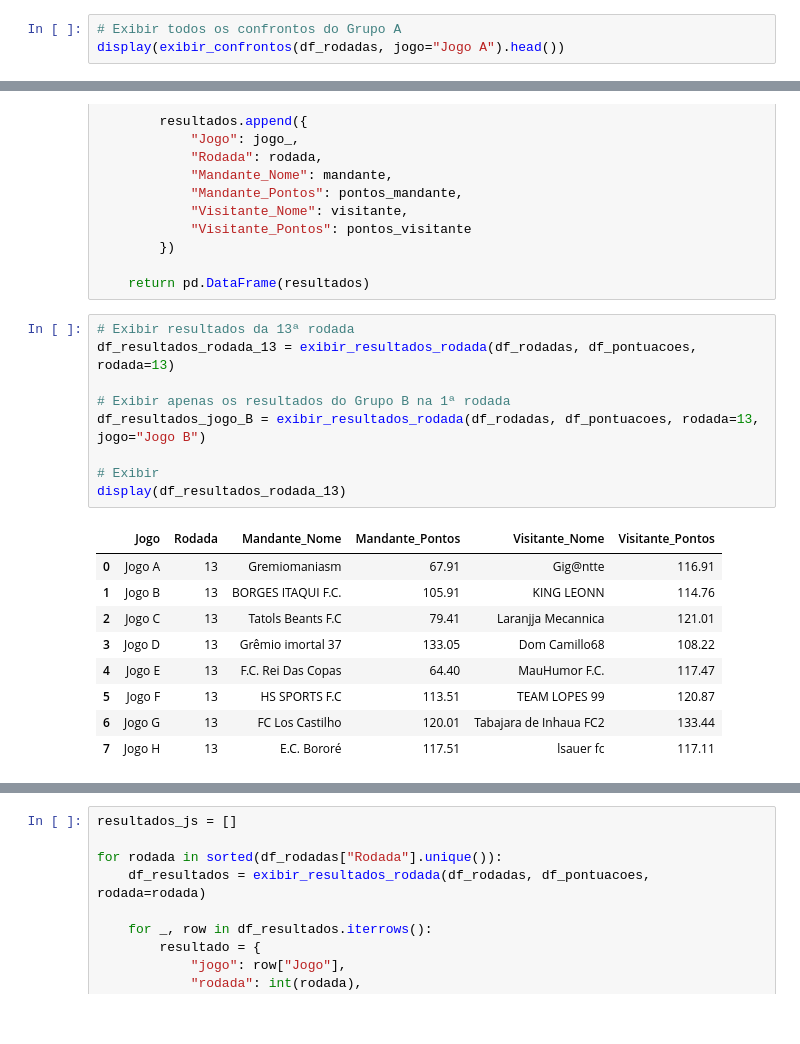
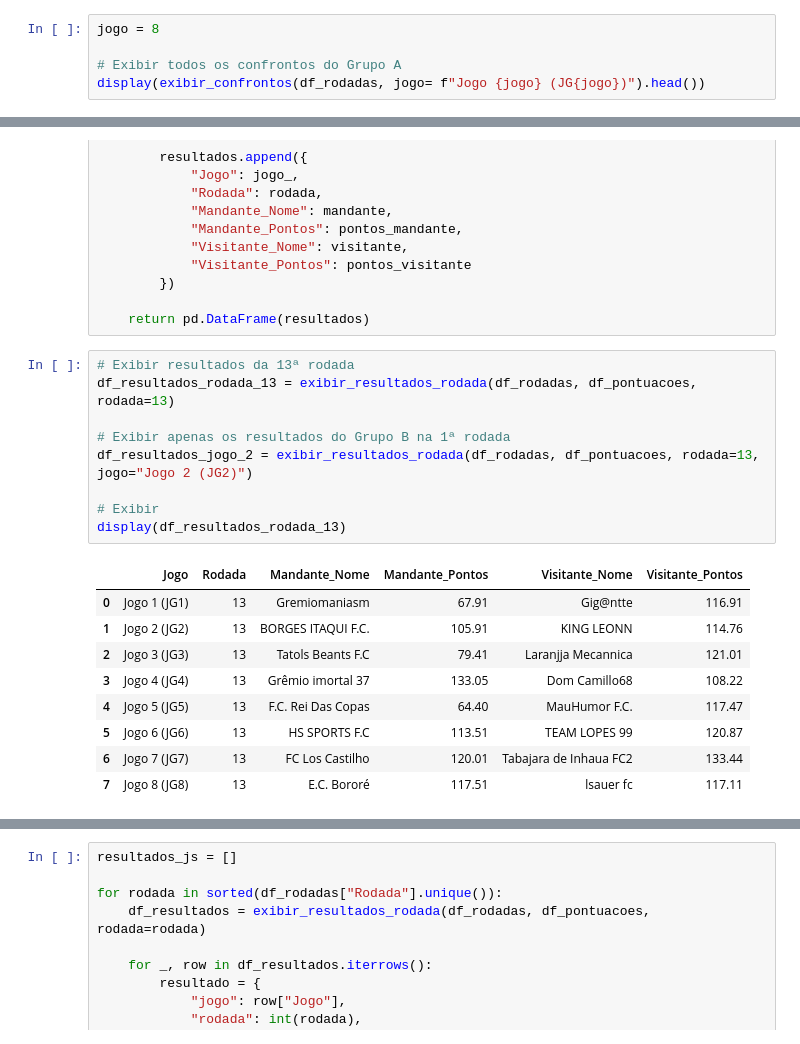
Before and after one commit to FernandoBC23/cartola_fbc, a Jupyter notebook: sulamericana/datasets_sula/busca_dados_sula_oitavas.ipynb, the cells around one changed output, grey strips where cells are left out. Cells and saved outputs as stored; diff of their text form.

```diff
--- a/sulamericana/datasets_sula/busca_dados_sula_oitavas.ipynb
+++ b/sulamericana/datasets_sula/busca_dados_sula_oitavas.ipynb
@@ -283,7 +303,9 @@ def exibir_confrontos(df_rodadas, rodada=None, jogo=None):
 
     return df_filtrado[colunas].sort_values(by=["Jogo", "Rodada"])
 # %%
+jogo = 8
+
 # Exibir todos os confrontos do Grupo A
-display(exibir_confrontos(df_rodadas, jogo="Jogo A").head())
+display(exibir_confrontos(df_rodadas, jogo= f"Jogo {jogo} (JG{jogo})").head())
 # %% [output]
 |  | Rodada | Jogo | Mandante_ID_Time | Mandante_Nome | Visitante_ID_Time | Visitante_Nome |
@@ -717,22 +615,22 @@ def exibir_resultados_rodada(df_rodadas, df_pontuacoes, rodada, jogo=None):
 # %%
 # Exibir resultados da 13ª rodada
 df_resultados_rodada_13 = exibir_resultados_rodada(df_rodadas, df_pontuacoes, rodada=13)
 
 # Exibir apenas os resultados do Grupo B na 1ª rodada
-df_resultados_jogo_B = exibir_resultados_rodada(df_rodadas, df_pontuacoes, rodada=13, jogo="Jogo B")
+df_resultados_jogo_2 = exibir_resultados_rodada(df_rodadas, df_pontuacoes, rodada=13, jogo="Jogo 2 (JG2)")
 
 # Exibir
 display(df_resultados_rodada_13)
 # %% [output]
 |  | Jogo | Rodada | Mandante_Nome | Mandante_Pontos | Visitante_Nome | Visitante_Pontos |
-| 0 | Jogo A | 13 | Gremiomaniasm | 67.91 | Gig@ntte | 116.91 |
-| 1 | Jogo B | 13 | BORGES ITAQUI F.C. | 105.91 | KING LEONN | 114.76 |
-| 2 | Jogo C | 13 | Tatols Beants F.C | 79.41 | Laranjja Mecannica | 121.01 |
-| 3 | Jogo D | 13 | Grêmio imortal 37 | 133.05 | Dom Camillo68 | 108.22 |
-| 4 | Jogo E | 13 | F.C. Rei Das Copas | 64.40 | MauHumor F.C. | 117.47 |
-| 5 | Jogo F | 13 | HS SPORTS F.C | 113.51 | TEAM LOPES 99 | 120.87 |
-| 6 | Jogo G | 13 | FC Los Castilho | 120.01 | Tabajara de Inhaua FC2 | 133.44 |
-| 7 | Jogo H | 13 | E.C. Bororé | 117.51 | lsauer fc | 117.11 |
+| 0 | Jogo 1 (JG1) | 13 | Gremiomaniasm | 67.91 | Gig@ntte | 116.91 |
+| 1 | Jogo 2 (JG2) | 13 | BORGES ITAQUI F.C. | 105.91 | KING LEONN | 114.76 |
+| 2 | Jogo 3 (JG3) | 13 | Tatols Beants F.C | 79.41 | Laranjja Mecannica | 121.01 |
+| 3 | Jogo 4 (JG4) | 13 | Grêmio imortal 37 | 133.05 | Dom Camillo68 | 108.22 |
+| 4 | Jogo 5 (JG5) | 13 | F.C. Rei Das Copas | 64.40 | MauHumor F.C. | 117.47 |
+| 5 | Jogo 6 (JG6) | 13 | HS SPORTS F.C | 113.51 | TEAM LOPES 99 | 120.87 |
+| 6 | Jogo 7 (JG7) | 13 | FC Los Castilho | 120.01 | Tabajara de Inhaua FC2 | 133.44 |
+| 7 | Jogo 8 (JG8) | 13 | E.C. Bororé | 117.51 | lsauer fc | 117.11 |
 # %%
 # Criar arquivo com uma aba para cada rodada contendo os resultados detalhados
 from pathlib import Path
```
Also changed, not shown: parts of 11 cells of this notebook, 14 other files.
